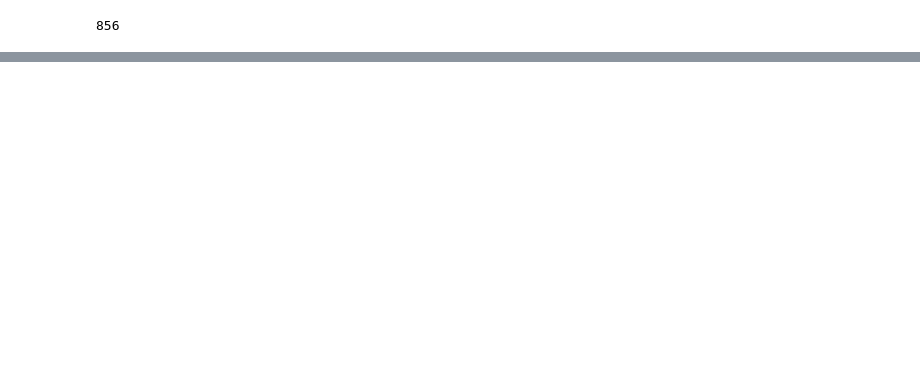
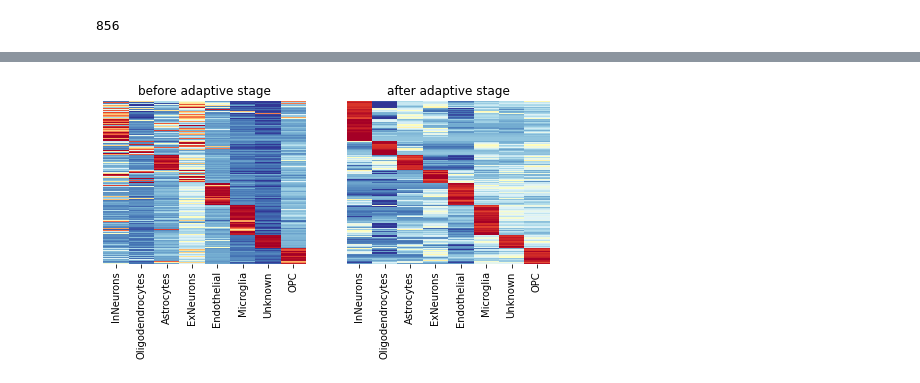
Before and after one commit to poseidonchan/TAPE, a Jupyter notebook: Experiments/Figures/ROSMAP_GEPanalysis.ipynb, the cells around one changed output, grey strips where cells are left out. Saved outputs shown, nothing was run; the diff lists cells and outputs as text; code cells hidden in the pictures; blank space fills up the shorter version.

```diff
--- a/Experiments/Figures/ROSMAP_GEPanalysis.ipynb
+++ b/Experiments/Figures/ROSMAP_GEPanalysis.ipynb
@@ -22,6 +22,7 @@ genes = ori_sigm.columns
 ori_sigm = pd.DataFrame(mms.fit_transform(ori_sigm.T).T, index=celltypes, columns=genes)
 # %%
 testsigm = pd.read_csv('ROSMAP_overallGEP.csv',index_col=0)
+trainsigm = pd.read_csv('ROSMAP_trainGEP.csv',index_col=0)
 # %%
 data = pd.DataFrame(pd.concat([testsigm.loc[celltypes]['NRGN'],ori_sigm['NRGN']]))
 data['source'] = ['predicted' for i in range(len(data)//2)] + ['single-cell' for i in range(len(data)//2)]
@@ -83,0 +123,12 @@ sns.clustermap(selected,cmap='RdBu_r')
+# %%
+fig, axes = plt.subplots(1,2,figsize=(8,3))
+sns.heatmap(train_selected.T,xticklabels=True,yticklabels=False,ax=axes[0],cbar=False,cmap='RdYlBu_r',robust=True)
+axes[0].set_title('before adaptive stage')
+sns.heatmap(test_selected.T,xticklabels=True,yticklabels=False,ax=axes[1],cbar=False,cmap='RdYlBu_r',robust=True)
+axes[1].set_title('after adaptive stage')
+# axes[1].set_xticklabels(labels=test_selected.index,rotation=50)
+# axes[0].set_xticklabels(labels=train_selected.index,rotation=50)
+fig.savefig('GEPchange.eps', format='eps', dpi=300)
+plt.show()
+# %% [output]
+[figure, added]
```
Also changed, not shown: parts of 10 cells of this notebook, 25 other files.
